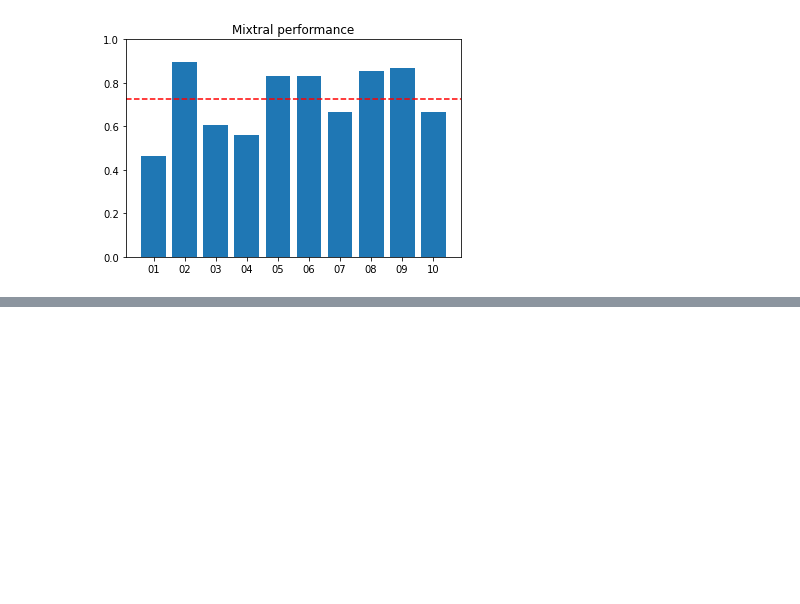
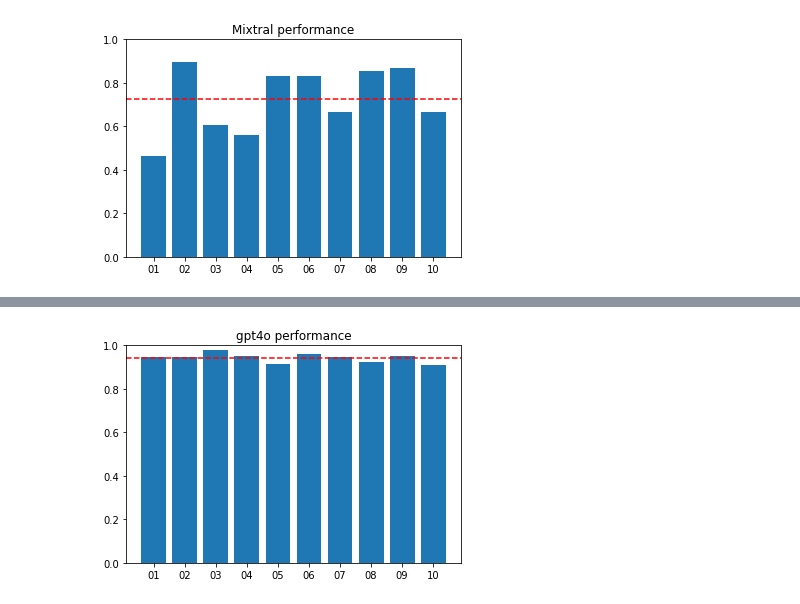
Before and after one commit to anniejain24/Diarization, a Jupyter notebook: diarized-labels-evaluation/levenshtein_diar_eval.ipynb, the cells around one changed output, grey strips where cells are left out. Saved outputs shown, nothing was run; the diff lists cells and outputs as text; code cells hidden in the pictures; blank space fills up the shorter version.

```diff
--- a/diarized-labels-evaluation/levenshtein_diar_eval.ipynb
+++ b/diarized-labels-evaluation/levenshtein_diar_eval.ipynb
@@ -579,0 +597,3 @@ plt.show()
+# %%
+diar_path = '/archive/shared/sim_center/shared/annie/gpt4o/'
+g4o_score = eval_transcript(id_set1, diar_path=diar_path)
@@ -579,0 +611,9 @@ plt.show()
+# %%
+g4o = np.mean([g4o_score[token][1] for token in g4o_score])
+plt.bar([id[:2] for id in id_set1], [g4o_score[token][1] for token in g4o_score])
+plt.axhline(y = g4o, color = 'r', linestyle = '--')
+plt.ylim(0, 1)
+plt.title("gpt4o performance")
+plt.show()
+# %% [output]
+[figure, added]
```
Also changed, not shown: parts of 13 cells of this notebook, 40 other files.
